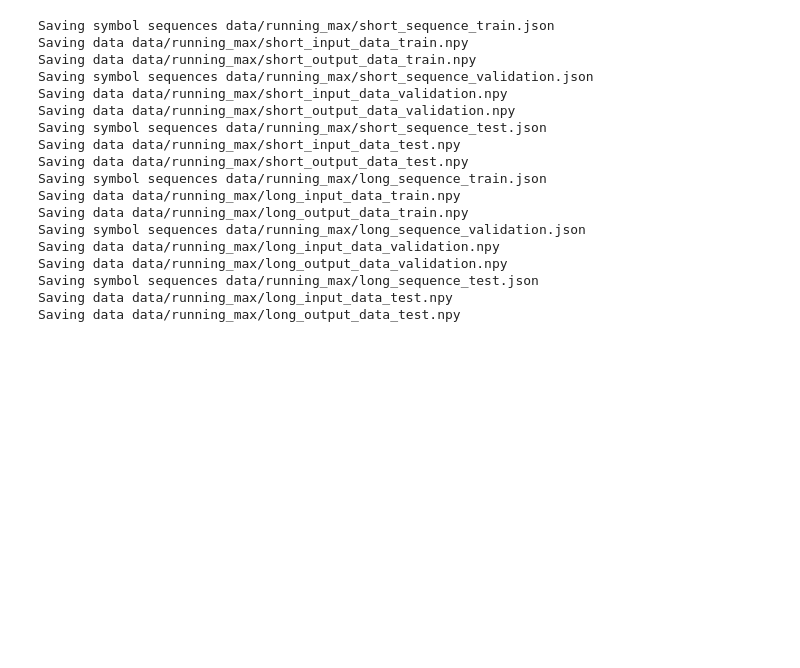
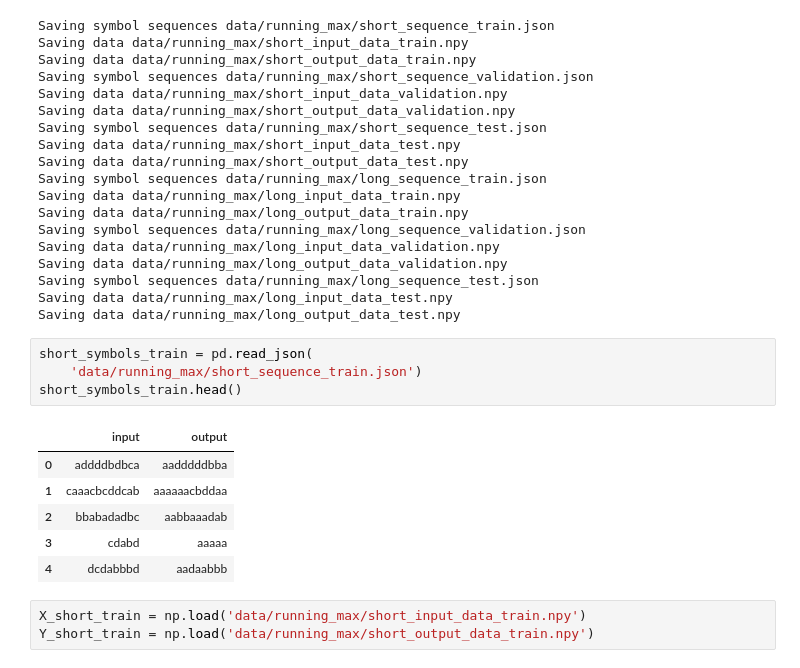
Before and after one commit to deeplearningparis/dl-rnn, a Jupyter notebook: Sequence_Memory_Task.ipynb, the cells around one changed output. Saved outputs shown, nothing was run; the diff lists cells and outputs as text; blank space fills up the shorter version.

```diff
--- a/Sequence_Memory_Task.ipynb
+++ b/Sequence_Memory_Task.ipynb
@@ -381,3 +384,17 @@ Saving data data/running_max/long_output_data_validation.npy
 Saving symbol sequences data/running_max/long_sequence_test.json
 Saving data data/running_max/long_input_data_test.npy
 Saving data data/running_max/long_output_data_test.npy
+# %%
+short_symbols_train = pd.read_json(
+    'data/running_max/short_sequence_train.json')
+short_symbols_train.head()
+# %% [output]
+|  | input | output |
+| 0 | addddbdbca | aadddddbba |
+| 1 | caaacbcddcab | aaaaaacbddaa |
+| 2 | bbabadadbc | aabbaaadab |
+| 3 | cdabd | aaaaa |
+| 4 | dcdabbbd | aadaabbb |
+# %%
+X_short_train = np.load('data/running_max/short_input_data_train.npy')
+Y_short_train = np.load('data/running_max/short_output_data_train.npy')
```
Also changed, not shown: parts of 3 cells of this notebook, 12 other files.
